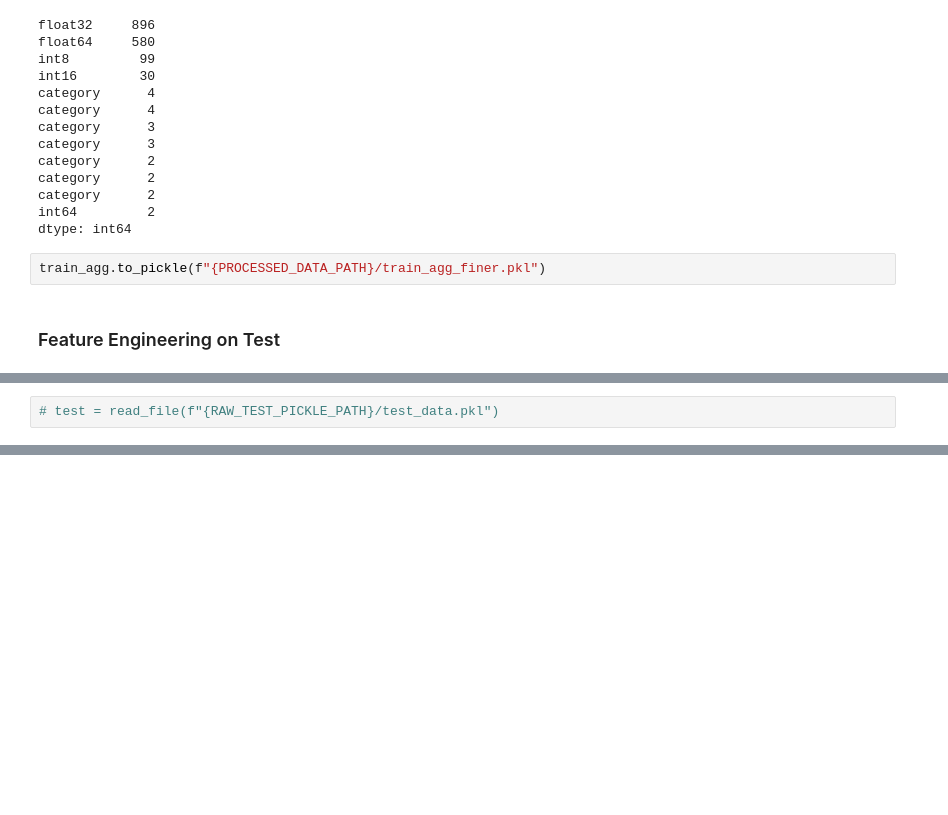
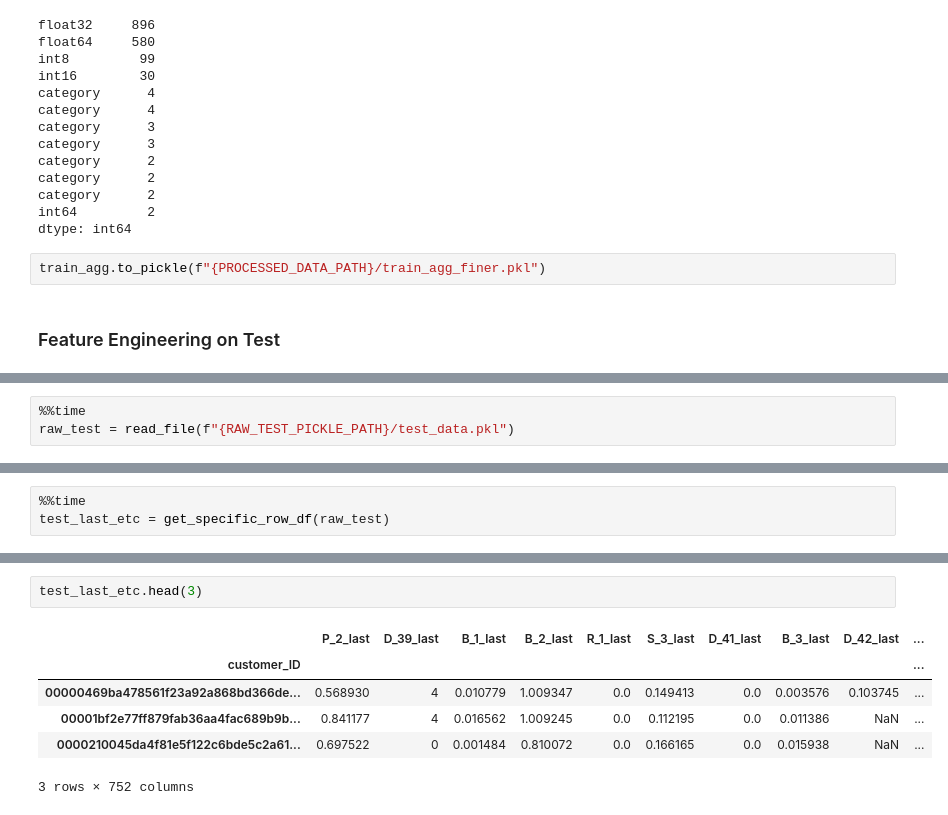
Before and after one commit to waikey-lee/kaggle-amex, a Jupyter notebook: notebooks/3.feature_engineering.ipynb, the cells around one changed output, grey strips where cells are left out. Cells and saved outputs as stored; diff of their text form; blank space fills up the shorter version.

Commit message:
Added Test data feature engineering

```diff
--- a/notebooks/3.feature_engineering.ipynb
+++ b/notebooks/3.feature_engineering.ipynb
@@ -277,2 +275,3 @@ train_agg.to_pickle(f"{PROCESSED_DATA_PATH}/train_agg_finer.pkl")
 # %%
-# test = read_file(f"{RAW_TEST_PICKLE_PATH}/test_data.pkl")
+%%time
+raw_test = read_file(f"{RAW_TEST_PICKLE_PATH}/test_data.pkl")
@@ -278,0 +302,3 @@ train_agg.to_pickle(f"{PROCESSED_DATA_PATH}/train_agg_finer.pkl")
+# %%
+%%time
+test_last_etc = get_specific_row_df(raw_test)
@@ -278,0 +308,9 @@ train_agg.to_pickle(f"{PROCESSED_DATA_PATH}/train_agg_finer.pkl")
+# %%
+test_last_etc.head(3)
+# %% [output]
+|  | P_2_last | D_39_last | B_1_last | B_2_last | R_1_last | S_3_last | D_41_last | B_3_last | D_42_last | ... |
+| customer_ID |  |  |  |  |  |  |  |  |  | ... |
+| 00000469ba478561f23a92a868bd366de... | 0.568930 | 4 | 0.010779 | 1.009347 | 0.0 | 0.149413 | 0.0 | 0.003576 | 0.103745 | ... |
+| 00001bf2e77ff879fab36aa4fac689b9b... | 0.841177 | 4 | 0.016562 | 1.009245 | 0.0 | 0.112195 | 0.0 | 0.011386 | NaN | ... |
+| 0000210045da4f81e5f122c6bde5c2a61... | 0.697522 | 0 | 0.001484 | 0.810072 | 0.0 | 0.166165 | 0.0 | 0.015938 | NaN | ... |
+3 rows × 752 columns
```
Also changed, not shown: parts of 45 cells of this notebook.
